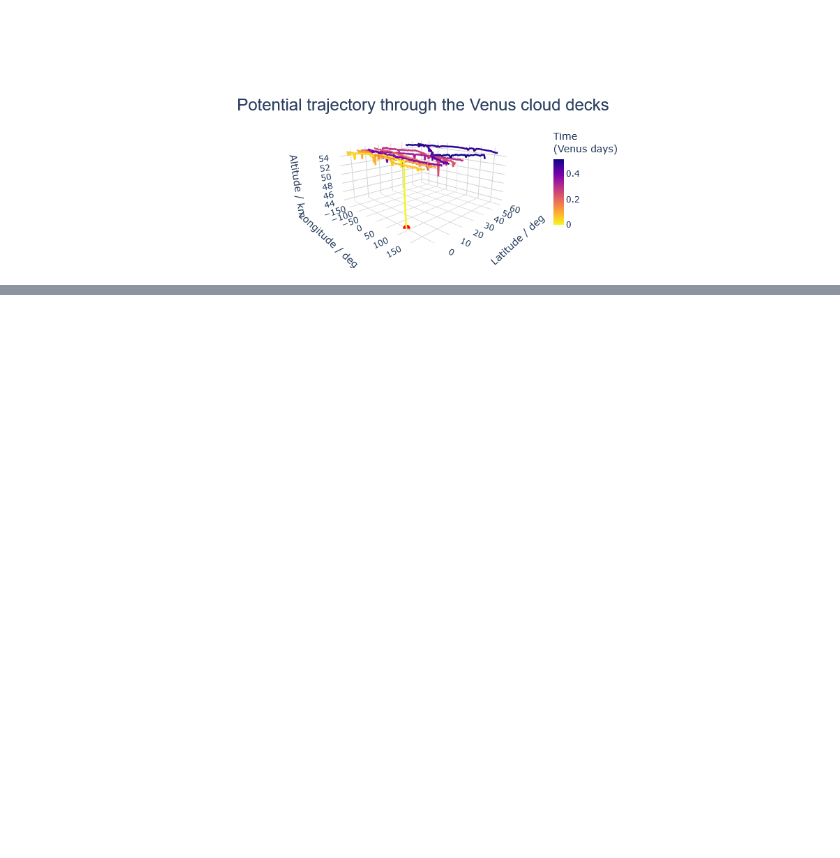
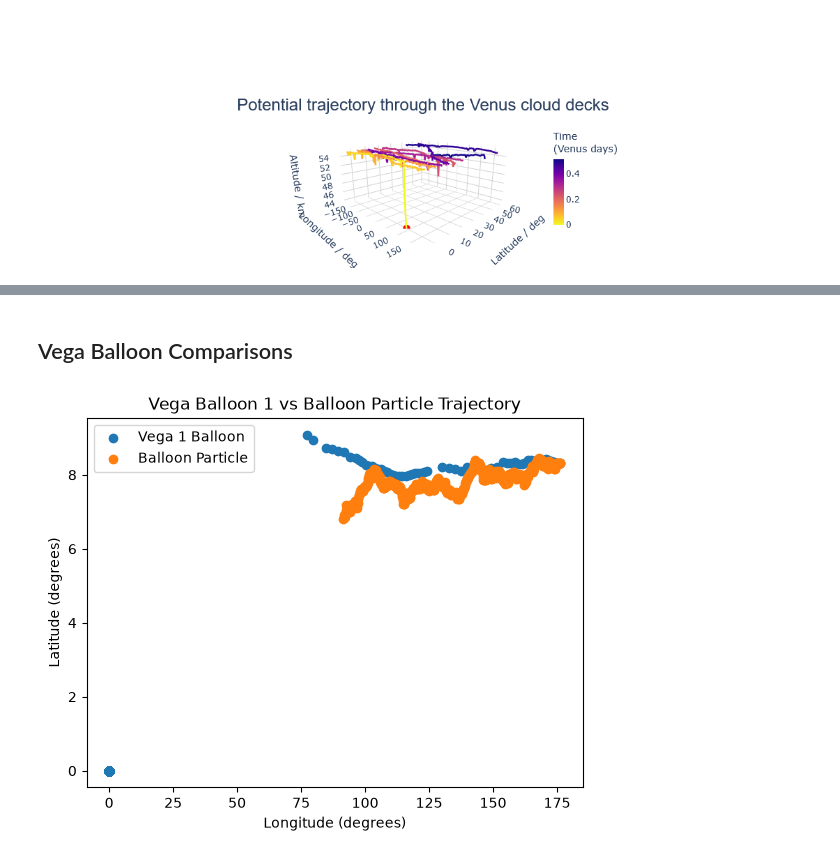
Before and after one commit to maureenjcohen/latraj, a Jupyter notebook: datasets.ipynb, the cells around one changed output, grey strips where cells are left out. Cells and saved outputs as stored; diff of their text form; code cells hidden in the pictures; blank space fills up the shorter version.

```diff
--- a/datasets.ipynb
+++ b/datasets.ipynb
@@ -62,0 +65,22 @@ Latitude range: (0, 39) degrees. Altitude range: (48.001, 55.0) km.
+# %% [markdown]
+## Vega Balloon Comparisons
+# %%
+import pandas as pd # column 12 and 14
+import xarray as xr
+import matplotlib.pyplot as plt
+import math
+df = pd.read_csv('data/vg1bl_rdr.dat', sep="\s+", usecols=[11, 13], names=['Lat', 'Lon'], header=None)
+xvega, yvega = df['Lon']*(180/math.pi), df['Lat']*(180/math.pi)
+
+ds = xr.open_zarr('outputs/Vega_run.zarr')
+x, y = ds.lon.values, ds.lat.values
+
+plt.scatter(xvega, yvega, label='Vega 1 Balloon')
+plt.scatter(x, y, label='Balloon Particle')
+plt.xlabel('Longitude (degrees)')
+plt.ylabel('Latitude (degrees)')
+plt.title('Vega Balloon 1 vs Balloon Particle Trajectory')
+plt.legend()
+plt.show()
+# %% [output]
+[figure, added]
```
Also changed, not shown: parts of 6 cells of this notebook, 5 other files.
